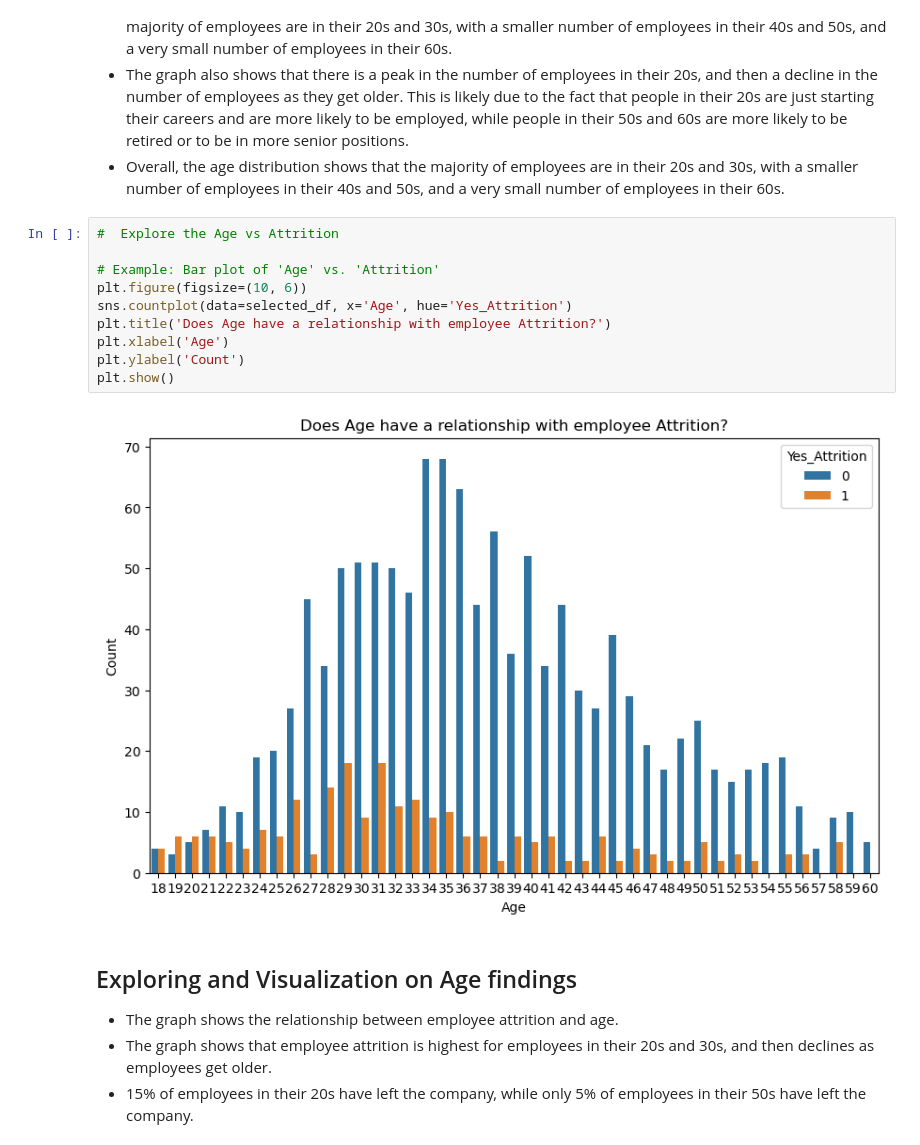
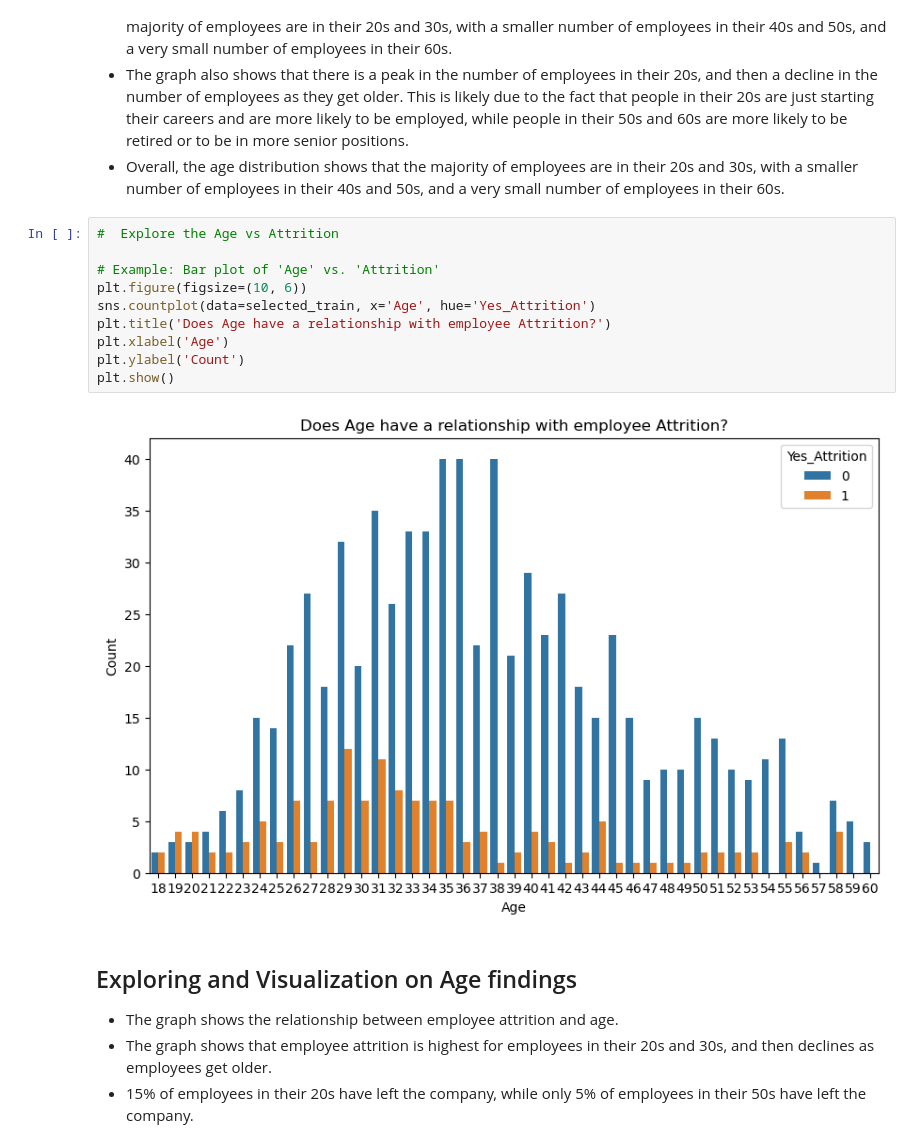
Before and after one commit to Miatta-Sinayoko/Employee-Churn-Prediction, a Jupyter notebook: explore.ipynb, the cells around one changed output. Cells and saved outputs as stored; diff of their text form.

```diff
--- a/explore.ipynb
+++ b/explore.ipynb
@@ -227,15 +227,15 @@ plt.show()
 # %%
 #  Explore the Age vs Attrition
 
 # Example: Bar plot of 'Age' vs. 'Attrition'
 plt.figure(figsize=(10, 6))
-sns.countplot(data=selected_df, x='Age', hue='Yes_Attrition')
+sns.countplot(data=selected_train, x='Age', hue='Yes_Attrition')
 plt.title('Does Age have a relationship with employee Attrition?')
 plt.xlabel('Age')
 plt.ylabel('Count')
 plt.show()
 # %% [output]
-[figure, old version]
+[figure, new version]
 # %% [markdown]
 ## Exploring and Visualization on Age findings
 
```
Also changed, not shown: parts of 5 cells of this notebook.
